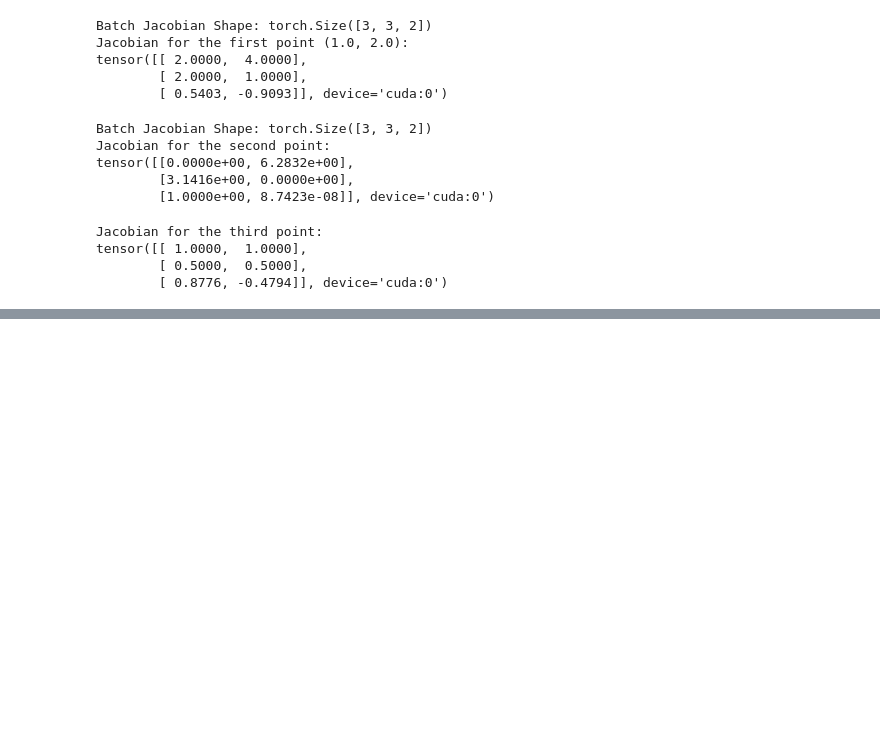
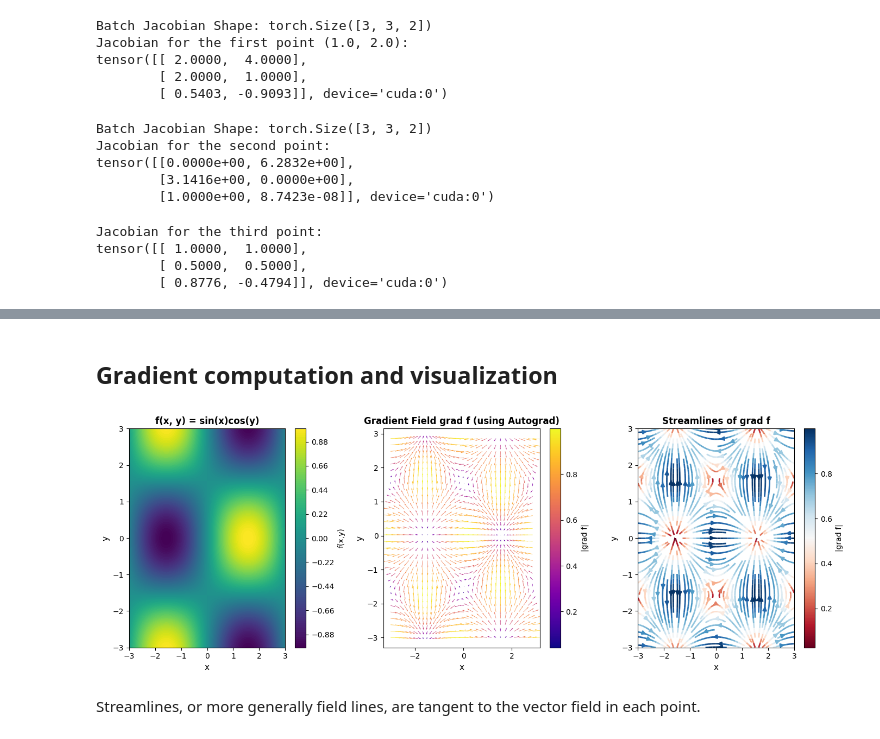
Before and after one commit to rahulbhadani/CPE487587_SP25, a Jupyter notebook: Code/Chapter_03_Introducing_Neural_Networks.ipynb, the cells around one changed output, grey strips where cells are left out. Cells and saved outputs as stored; diff of their text form; code cells hidden in the pictures; blank space fills up the shorter version.

```diff
--- a/Code/Chapter_03_Introducing_Neural_Networks.ipynb
+++ b/Code/Chapter_03_Introducing_Neural_Networks.ipynb
@@ -275,0 +348,77 @@ tensor([[ 1.0000,  1.0000],
+# %% [markdown]
+## Gradient computation and visualization
+# %%
+# Create grid of points
+n_points = 128
+x_vals = torch.linspace(-3, 3, n_points, device=device)
+y_vals = torch.linspace(-3, 3, n_points, device=device)
+X, Y = torch.meshgrid(x_vals, y_vals, indexing='ij')
+
+x_flat = X.flatten().requires_grad_(True)
+y_flat = Y.flatten().requires_grad_(True)
+
+f = torch.sin(x_flat) * torch.cos(y_flat)
+f_sum = f.sum()
+
+f_sum.backward()
+
+grad_x = x_flat.grad.detach().cpu().numpy().reshape(n_points, n_points)
+grad_y = y_flat.grad.detach().cpu().numpy().reshape(n_points, n_points)
+
+# Create visualization
+fig, axes = plt.subplots(1, 3, figsize=(14, 5))
+
+# Move to CPU for plotting
+X_cpu = X.cpu().numpy()
+Y_cpu = Y.cpu().numpy()
+f_vals = np.sin(X_cpu) * np.cos(Y_cpu)
+
+# Plot 1: Function values
+contour = axes[0].contourf(X_cpu, Y_cpu, f_vals, levels=n_points, cmap='viridis')
+axes[0].set_title('f(x, y) = sin(x)cos(y)', fontsize=12, fontweight='bold')
+axes[0].set_xlabel('x', fontsize=11)
+axes[0].set_ylabel('y', fontsize=11)
+plt.colorbar(contour, ax=axes[0], label='f(x,y)')
+
+# Plot 2: Gradient field
+magnitude = np.sqrt(grad_x**2 + grad_y**2)
+quiv = axes[1].quiver(X_cpu[::4, ::4], Y_cpu[::4, ::4], grad_x[::4, ::4], grad_y[::4, ::4], magnitude[::4, ::4], cmap='plasma',  scale=15)
+axes[1].set_title('Gradient Field grad f (using Autograd)', fontsize=12, fontweight='bold')
+axes[1].set_xlabel('x', fontsize=11)
+axes[1].set_ylabel('y', fontsize=11)
+plt.colorbar(quiv, ax=axes[1], label='|grad f|')
+
+# Plot 3: Streamlines
+# Create a finer grid for smoother streamlines
+n_stream = 128
+x_stream = np.linspace(-3, 3, n_stream)
+y_stream = np.linspace(-3, 3, n_stream)
+X_stream, Y_stream = np.meshgrid(x_stream, y_stream)
+
+# Compute gradient on finer grid
+grad_x_stream = np.cos(X_stream) * np.cos(Y_stream)
+grad_y_stream = -np.sin(X_stream) * np.sin(Y_stream)
+
+# varying linewidth of streamlines
+magnitude = np.sqrt(grad_x_stream**2 + grad_y_stream**2)
+#lw = 0.5 + 1.5 * (magnitude / (magnitude.max() + 1e-10))
+lw =2
+# Create streamplot
+stream = axes[2].streamplot(X_stream, Y_stream, grad_x_stream, grad_y_stream,
+                            linewidth=lw, color=np.sqrt(grad_x_stream**2 + grad_y_stream**2),
+                            cmap='RdBu', density=1.5)
+axes[2].set_title('Streamlines of grad f', fontsize=12, fontweight='bold')
+axes[2].set_xlabel('x', fontsize=11)
+axes[2].set_ylabel('y', fontsize=11)
+cbar = plt.colorbar(stream.lines, ax=axes[2], label='|grad f|')
+
+
+plt.tight_layout()
+
+plt.savefig('auto_grad_vector_field.png', dpi=300, bbox_inches='tight')
+
+plt.show()
+# %% [output]
+[figure, added]
+# %% [markdown]
+Streamlines, or more generally field lines, are tangent to the vector field in each point.
```
Also changed, not shown: parts of 14 cells of this notebook.
